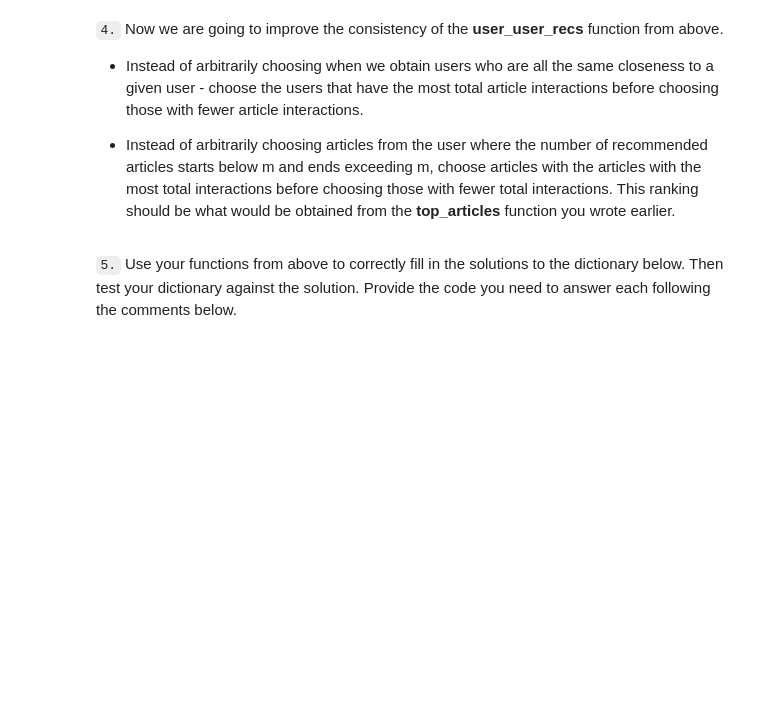
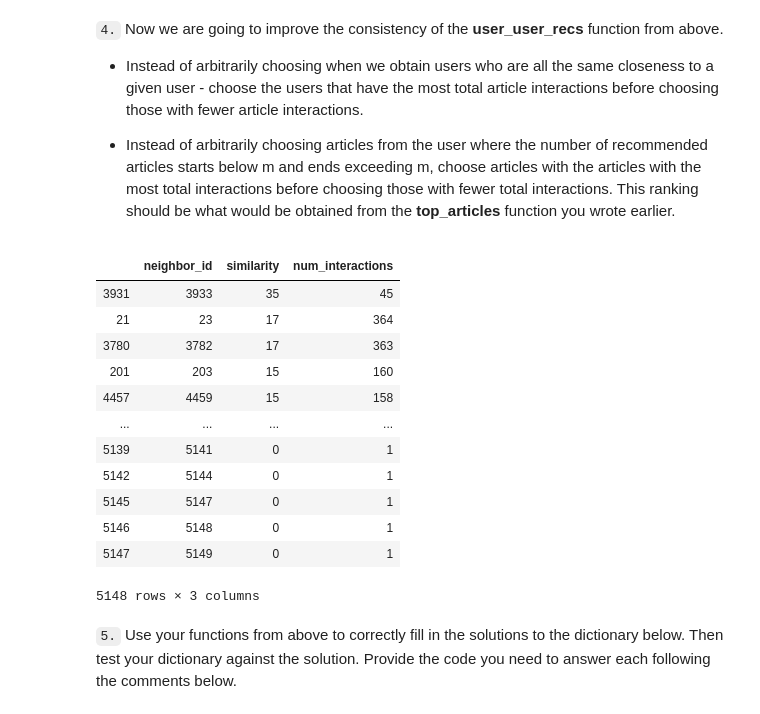
Before and after one commit to amirmasoudsfd/ibm-recommendations, a Jupyter notebook: Recommendations_with_IBM.ipynb, the cells around one changed output. Cells and saved outputs as stored; diff of their text form; code cells hidden in the pictures; blank space fills up the shorter version.

```diff
--- a/Recommendations_with_IBM.ipynb
+++ b/Recommendations_with_IBM.ipynb
@@ -334,5 +307,3 @@ top_ids = df['article_id'].value_counts().index[:5].tolist()
-# %%
-top_articles= df.set_index('article_id').loc[top_ids].reset_index(inplace=False)['title'].unique().tolist()
 # %%
 def get_top_articles(n, df=df):
     '''
@@ -413,5 +384,3 @@ Your top_20 looks like the solution list! Nice job.
 * **If a user has not interacted with an item, then place a zero where the user-row meets for that article-column**.
 
 Use the tests to make sure the basic structure of your matrix matches what is expected by the solution.
-# %%
-user_article = df.groupby(['user_id', 'article_id'])['title'].max().unstack()
@@ -466,5 +416,3 @@ You have passed our quick tests!  Please proceed!
 `2.` Complete the function below which should take a user_id and provide an ordered list of the most similar users to that user (from most similar to least similar).  The returned result should not contain the provided user_id, as we know that each user is similar to him/herself. Because the results for each user here are binary, it (perhaps) makes sense to compute similarity as the dot product of two users.
 
 Use the tests to test your function.
-# %%
-user_id = 1
@@ -668,8 +583,21 @@ def get_top_sorted_users(user_id, df=df, user_item=user_item):
 
     '''
     # Your code here
+    user_vector = user_item.loc[user_id]
 
-    return neighbors_df # Return the dataframe specified in the doc_string
+    # compute similarity of each user to the provided user
+    similarity_to_user = pd.Series(user_vector.values.dot(
+        user_item.transpose().values), index=user_item.index)
+
+    user_interactions = df['user_id'].value_counts(
+    ).sort_index().values.tolist()
+
+    neighbors_df = pd.DataFrame({'neighbor_id': similarity_to_user.index, 'similarity': similarity_to_user.values,
+                                 'num_interactions': user_interactions}).set_index('neighbor_id').drop(user_id).reset_index()
+
+    neighbors_df.sort_values(by=['similarity', 'num_interactions'], ascending=[
+                             False, False], inplace=True)
+    return neighbors_df  # Return the dataframe specified in the doc_string
 
 
 def user_user_recs_part2(user_id, m=10):
@@ -696,8 +624,39 @@ def user_user_recs_part2(user_id, m=10):
 
     '''
     # Your code here
+    recs = []
 
+    neighbor_df = get_top_sorted_users(user_id)
+    # seen movies by user
+    user_seen_articles, _ = get_user_articles(user_id, user_item=user_item)
+
+    for close_user in neighbor_df['neighbor_id']:
+        close_user_movies, _ = get_user_articles(close_user, user_item=user_item)
+        new_movies = [x for x in close_user_movies if x not in user_seen_articles]
+        recs.extend(new_movies)
+
+        if len(recs) >= m:
+            break
+
+    recs = recs[:m]
+    rec_names = get_article_names(recs)
     return recs, rec_names
+# %%
+get_top_sorted_users(1)
+# %% [output]
+|  | neighbor_id | similarity | num_interactions |
+| 3931 | 3933 | 35 | 45 |
+| 21 | 23 | 17 | 364 |
+| 3780 | 3782 | 17 | 363 |
+| 201 | 203 | 15 | 160 |
+| 4457 | 4459 | 15 | 158 |
+| ... | ... | ... | ... |
+| 5139 | 5141 | 0 | 1 |
+| 5142 | 5144 | 0 | 1 |
+| 5145 | 5147 | 0 | 1 |
+| 5146 | 5148 | 0 | 1 |
+| 5147 | 5149 | 0 | 1 |
+5148 rows × 3 columns
 # %%
 # Quick spot check - don't change this code - just use it to test your functions
 rec_ids, rec_names = user_user_recs_part2(20, 10)
```
Also changed, not shown: parts of 8 cells of this notebook, 2 other files.
